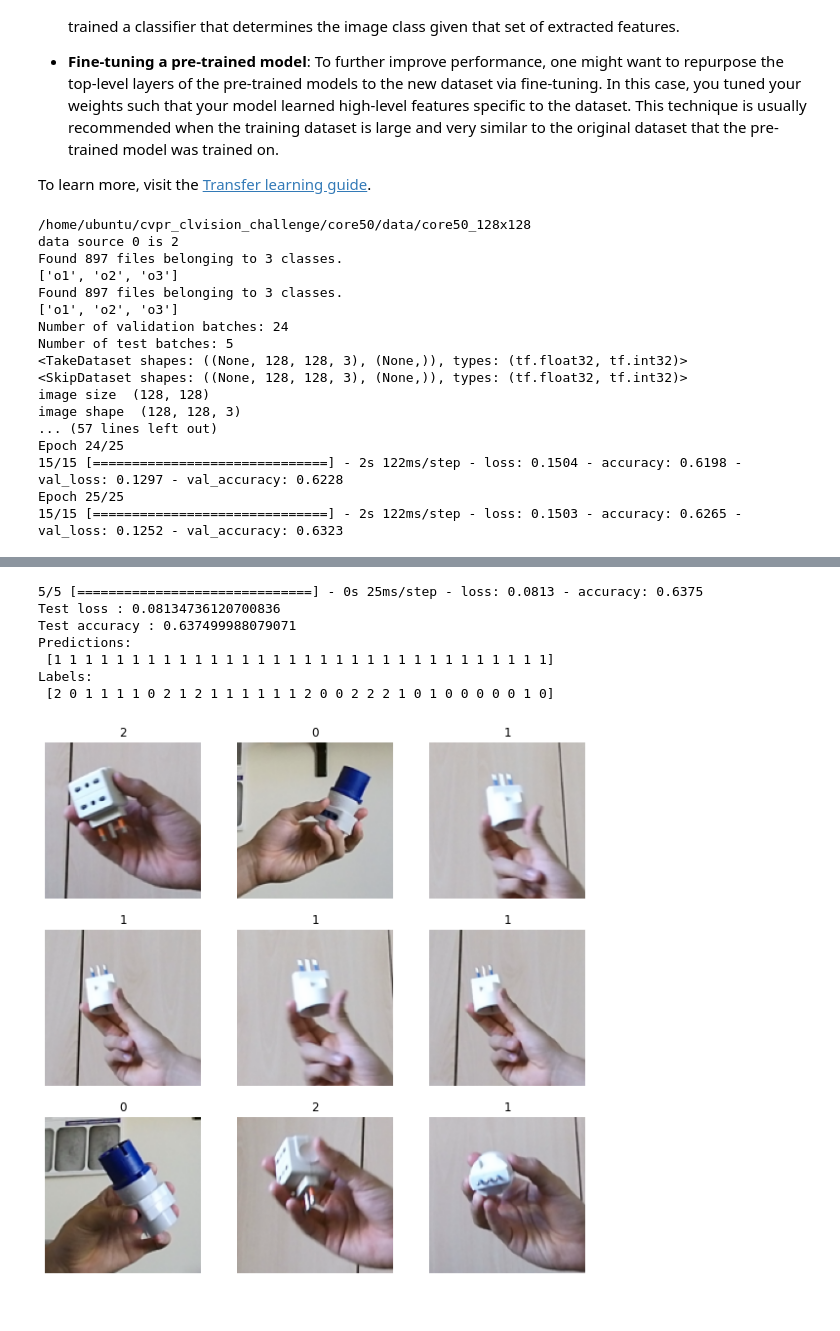
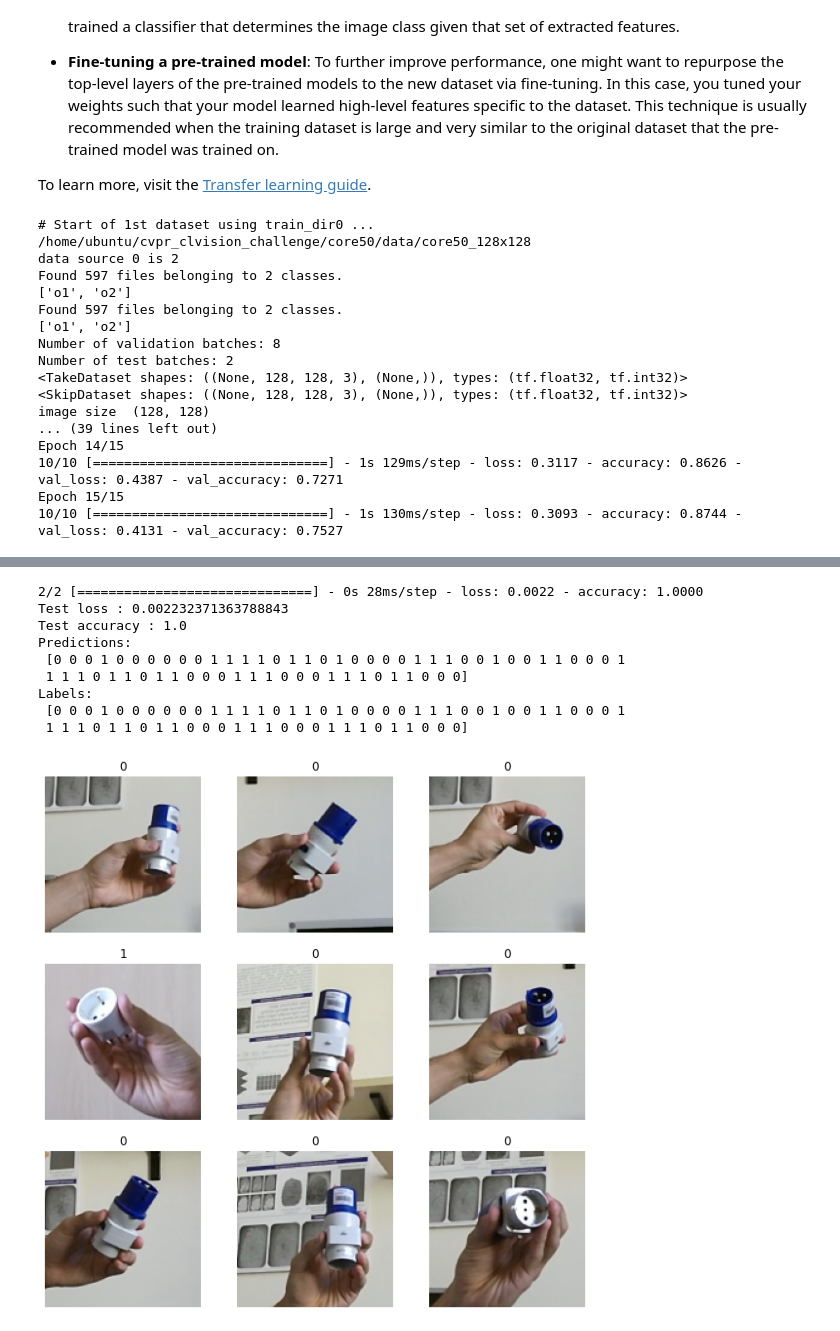
Before and after one commit to ayhkusa/cvpr_clvision_challenge, a Jupyter notebook: transfer_learning_core50_NI3.ipynb, the cells around one changed output, grey strips where cells are left out. Drawn from its saved outputs; the diff is of its cells as text; code cells hidden in the pictures.

```diff
--- a/transfer_learning_core50_NI3.ipynb
+++ b/transfer_learning_core50_NI3.ipynb
@@ -295,7 +321,8 @@ def add_classify_head_layer(feature_batch):
 Apply a `tf.keras.layers.Dense` layer to convert these features into a single prediction per image. You don't need an activation function here because this prediction will be treated as a `logit`, or a raw prediction value.  Positive numbers predict class 1, negative numbers predict class 0.
 # %%
 def add_predict_layer(feature_batch_average):
-    prediction_layer = tf.keras.layers.Dense(1, activation = 'sigmoid')
+    #prediction_layer = tf.keras.layers.Dense(1, activation = 'sigmoid') #unable to prediction's single class
+    prediction_layer = tf.keras.layers.Dense(1) # doesn't do well on 2+ classes
     prediction_batch = prediction_layer(feature_batch_average)
     print(prediction_batch.shape)
 
@@ -320,7 +347,8 @@ model = tf.keras.Model(inputs, outputs)
 # %%
 def train_model(base_model):
     global_average_layer = tf.keras.layers.GlobalAveragePooling2D()
-    prediction_layer = tf.keras.layers.Dense(1, activation = 'sigmoid')
+    #prediction_layer = tf.keras.layers.Dense(1, activation = 'sigmoid') #unable to prediction's single class
+    prediction_layer = tf.keras.layers.Dense(1) # doesn't do well on 2+ classes
     inputs = tf.keras.Input(shape=(128, 128, 3))
     x = data_augmentation(inputs)
     x = preprocess_input(x)
@@ -380,6 +408,7 @@ def evaluate_dataset(train_model,validation_dataset):
 ## evaluate_dataset(train_model1, validation_dataset1)
 # %%
 def fit_train(train_model,train_dataset,validation_dataset,initial_epochs):
+    print("fit train")
     history = train_model.fit(train_dataset,
                         epochs=initial_epochs,
                         validation_data=validation_dataset)
@@ -397,7 +426,7 @@ def fit_train(train_model,train_dataset,validation_dataset,initial_epochs):
     plt.legend(loc='lower right')
     plt.ylabel('Accuracy')
     plt.ylim([min(plt.ylim()),1])
-    plt.title('Training and Validation Accuracy')
+    plt.title('Training and Validation Accuracy - fit train')
 
     plt.subplot(2, 1, 2)
     plt.plot(loss, label='Training Loss')
@@ -405,11 +434,11 @@ def fit_train(train_model,train_dataset,validation_dataset,initial_epochs):
     plt.legend(loc='upper right')
     plt.ylabel('Cross Entropy')
     plt.ylim([0,1.0])
-    plt.title('Training and Validation Loss')
+    plt.title('Training and Validation Loss - fit train')
     plt.xlabel('epoch')
     plt.show()
 
-    return history
+    return (history,acc,val_acc,loss,val_loss)
 # %%
 ## history0 = fit_train(train_model0,train_dataset0,validation_dataset0,initial_epochs=10)
 # %%
@@ -512,7 +541,8 @@ def compile_model(model):
 # %% [markdown]
 If you trained to convergence earlier, this step will improve your accuracy by a few percentage points.
 # %%
-def model_fit2(model,train_dataset,validation_dataset,history,initial_epochs,fine_tune_epochs):
+def model_fit2(model,train_dataset,validation_dataset,history,initial_epochs,fine_tune_epochs,acc,val_acc,loss,val_loss):
+    print("model fit 2")
     # initial_epochs = 10
     # fine_tune_epochs = 10
     total_epochs =  initial_epochs + fine_tune_epochs
@@ -522,11 +552,11 @@ def model_fit2(model,train_dataset,validation_dataset,history,initial_epochs,fin
                              initial_epoch=history.epoch[-1],
                              validation_data=validation_dataset)
 
-    acc = history_fine.history['accuracy']
-    val_acc = history_fine.history['val_accuracy']
+    acc += history_fine.history['accuracy']
+    val_acc += history_fine.history['val_accuracy']
 
-    loss = history_fine.history['loss']
-    val_loss = history_fine.history['val_loss']
+    loss += history_fine.history['loss']
+    val_loss += history_fine.history['val_loss']
 
     plt.figure(figsize=(8, 8))
     plt.subplot(2, 1, 1)
@@ -536,7 +566,7 @@ def model_fit2(model,train_dataset,validation_dataset,history,initial_epochs,fin
     plt.plot([initial_epochs-1,initial_epochs-1],
               plt.ylim(), label='Start Fine Tuning')
     plt.legend(loc='lower right')
-    plt.title('Training and Validation Accuracy')
+    plt.title('Training and Validation Accuracy - fit2')
 
     plt.subplot(2, 1, 2)
     plt.plot(loss, label='Training Loss')
@@ -545,9 +575,11 @@ def model_fit2(model,train_dataset,validation_dataset,history,initial_epochs,fin
     plt.plot([initial_epochs-1,initial_epochs-1],
              plt.ylim(), label='Start Fine Tuning')
     plt.legend(loc='upper right')
-    plt.title('Training and Validation Loss')
+    plt.title('Training and Validation Loss - fit2')
     plt.xlabel('epoch')
     plt.show()
+
+    return (history_fine,acc,val_acc,loss,val_loss)
 # %%
 ## model_fit2(tune_model0,train_dataset0,validation_dataset0,history0)
 # %%
@@ -653,9 +685,12 @@ In this case, you tuned your weights such that your model learned high-level fea
 
 To learn more, visit the [Transfer learning guide](https://www.tensorflow.org/guide/keras/transfer_learning).
 # %%
+print("# Start of 1st dataset using train_dir0 ...")
+
 train_dir0,validation_dir0,train_dir1,validation_dir1 = source_data(2)
-train_dataset0 = trainset(train_dir0)
-validation_dataset0 = val_dataset(validation_dir0)
+
+train_dataset0 = trainset(train_dir0,BATCH_SIZE=64)
+validation_dataset0 = val_dataset(validation_dir0,BATCH_SIZE=64)
 val_batches0,test_dataset0,validation_dataset0 = test_dataset(validation_dataset0)
 train_dataset0,validation_dataset0,test_dataset0 = prefetch(train_dataset0,validation_dataset0,test_dataset0)
 
@@ -670,26 +705,26 @@ prediction_batch0 = add_predict_layer(feature_batch_average0)
 train_model0 = train_model(base_model0)
 
 evaluate_dataset(train_model0, validation_dataset0)
-history0 = fit_train(train_model0,train_dataset0,validation_dataset0,initial_epochs=25)
+history0,acc,val_acc,loss,val_loss = fit_train(train_model0,train_dataset0,validation_dataset0,initial_epochs=15)
 tune_model0 = tune_base_model(base_model0,train_model0)
-model_fit2(tune_model0,train_dataset0,validation_dataset0,history0,initial_epochs=25,fine_tune_epochs=10)
+history1,acc,val_acc,loss,val_loss = model_fit2(tune_model0,train_dataset0,validation_dataset0,history0,initial_epochs=15,fine_tune_epochs=5,acc=acc,val_acc=val_acc,loss=loss,val_loss=val_loss)
 evaluate_model(tune_model0, test_dataset0)
 predict_image(tune_model0,test_dataset0)
 # %% [output]
+# Start of 1st dataset using train_dir0 ...
 /home/ubuntu/cvpr_clvision_challenge/core50/data/core50_128x128
 data source 0 is 2
-Found 897 files belonging to 3 classes.
-['o1', 'o2', 'o3']
-Found 897 files belonging to 3 classes.
-['o1', 'o2', 'o3']
-Number of validation batches: 24
-Number of test batches: 5
+Found 597 files belonging to 2 classes.
+['o1', 'o2']
+Found 597 files belonging to 2 classes.
+['o1', 'o2']
+Number of validation batches: 8
+Number of test batches: 2
 <TakeDataset shapes: ((None, 128, 128, 3), (None,)), types: (tf.float32, tf.int32)>
 <SkipDataset shapes: ((None, 128, 128, 3), (None,)), types: (tf.float32, tf.int32)>
 image size  (128, 128)
-image shape  (128, 128, 3)
-... (57 lines left out)
-Epoch 24/25
-15/15 [==============================] - 2s 122ms/step - loss: 0.1504 - accuracy: 0.6198 - val_loss: 0.1297 - val_accuracy: 0.6228
-Epoch 25/25
-15/15 [==============================] - 2s 122ms/step - loss: 0.1503 - accuracy: 0.6265 - val_loss: 0.1252 - val_accuracy: 0.6323
+... (39 lines left out)
+Epoch 14/15
+10/10 [==============================] - 1s 129ms/step - loss: 0.3117 - accuracy: 0.8626 - val_loss: 0.4387 - val_accuracy: 0.7271
+Epoch 15/15
+10/10 [==============================] - 1s 130ms/step - loss: 0.3093 - accuracy: 0.8744 - val_loss: 0.4131 - val_accuracy: 0.7527
@@ -715,8 +749,10 @@ Epoch 35/35
-5/5 [==============================] - 0s 25ms/step - loss: 0.0813 - accuracy: 0.6375
-Test loss : 0.08134736120700836
-Test accuracy : 0.637499988079071
+2/2 [==============================] - 0s 28ms/step - loss: 0.0022 - accuracy: 1.0000
+Test loss : 0.002232371363788843
+Test accuracy : 1.0
 Predictions:
- [1 1 1 1 1 1 1 1 1 1 1 1 1 1 1 1 1 1 1 1 1 1 1 1 1 1 1 1 1 1 1 1]
+ [0 0 0 1 0 0 0 0 0 0 1 1 1 1 0 1 1 0 1 0 0 0 0 1 1 1 0 0 1 0 0 1 1 0 0 0 1
+ 1 1 1 0 1 1 0 1 1 0 0 0 1 1 1 0 0 0 1 1 1 0 1 1 0 0 0]
 Labels:
- [2 0 1 1 1 1 0 2 1 2 1 1 1 1 1 1 2 0 0 2 2 2 1 0 1 0 0 0 0 0 1 0]
+ [0 0 0 1 0 0 0 0 0 0 1 1 1 1 0 1 1 0 1 0 0 0 0 1 1 1 0 0 1 0 0 1 1 0 0 0 1
+ 1 1 1 0 1 1 0 1 1 0 0 0 1 1 1 0 0 0 1 1 1 0 1 1 0 0 0]
-[figure, old version]
+[figure, new version]
```
Also changed, not shown: parts of 13 cells of this notebook, 6 other files.
